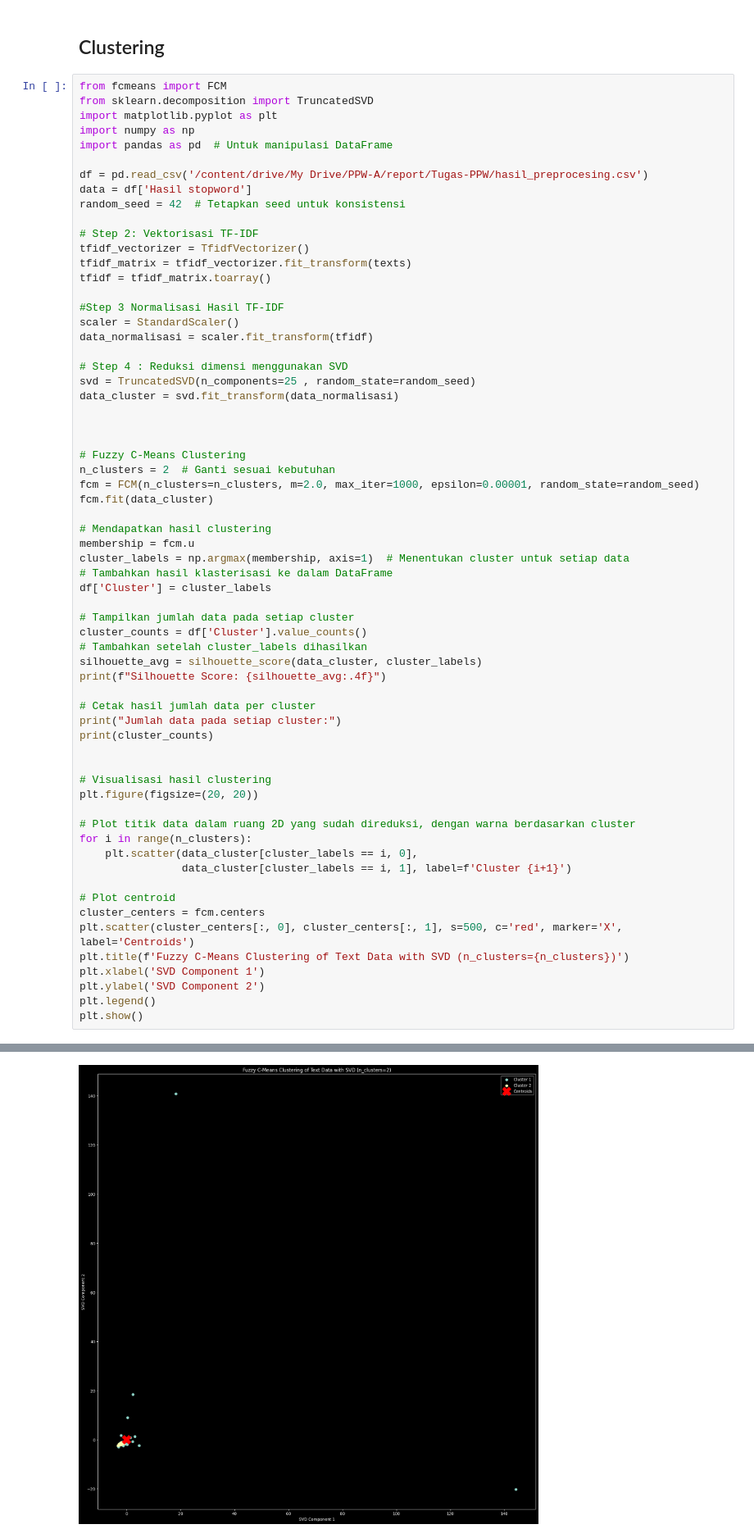
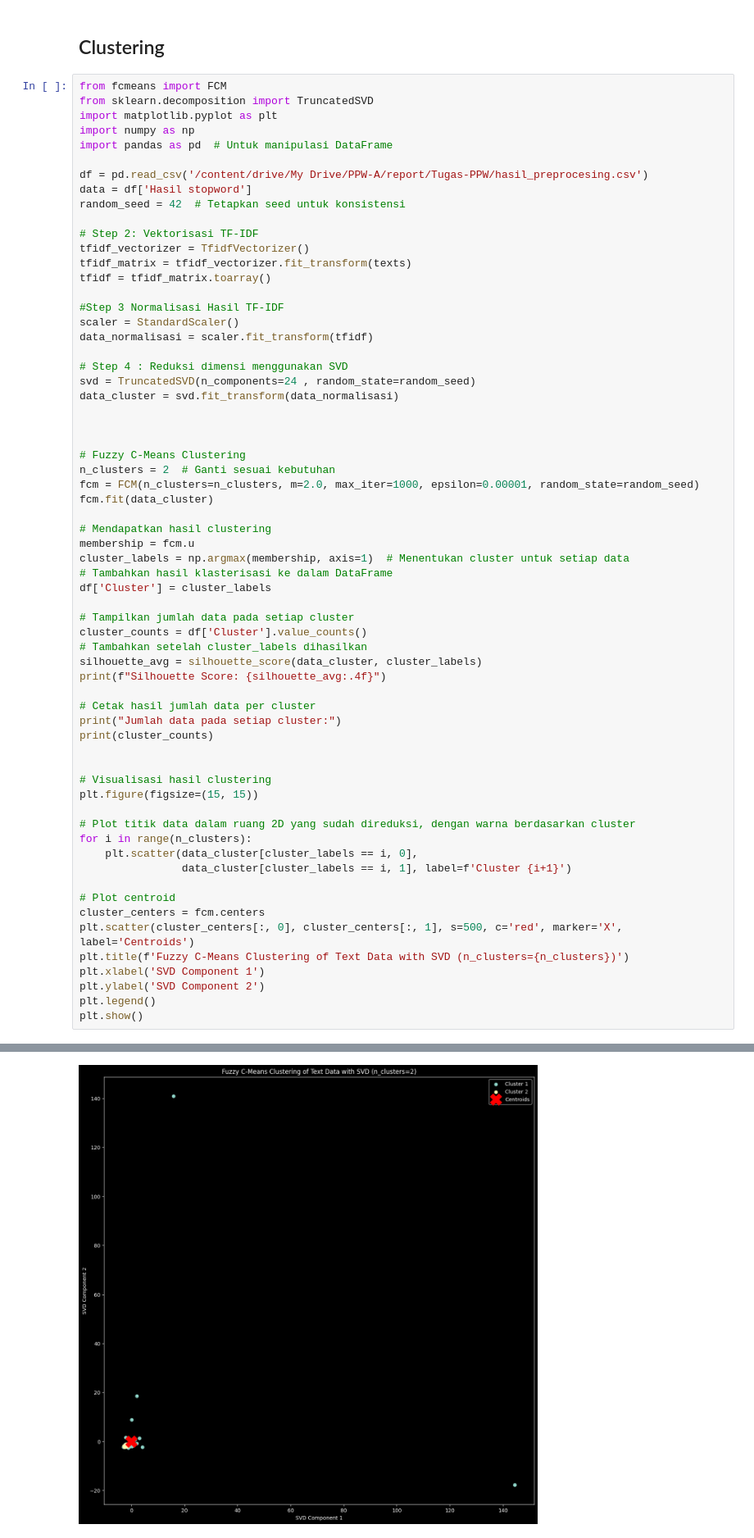
Before and after one commit to danaokey97/PPW-A, a Jupyter notebook: _sources/Tugas-PPW/Tugas-8-Evaluasi.ipynb, the cells around one changed output, grey strips where cells are left out. Shown: that part at 82% size. Cells and saved outputs as stored; diff of their text form.

```diff
--- a/_sources/Tugas-PPW/Tugas-8-Evaluasi.ipynb
+++ b/_sources/Tugas-PPW/Tugas-8-Evaluasi.ipynb
@@ -237,7 +237,7 @@ scaler = StandardScaler()
 data_normalisasi = scaler.fit_transform(tfidf)
 
 # Step 4 : Reduksi dimensi menggunakan SVD
-svd = TruncatedSVD(n_components=25 , random_state=random_seed)
+svd = TruncatedSVD(n_components=24 , random_state=random_seed)
 data_cluster = svd.fit_transform(data_normalisasi)
 
 
@@ -265,7 +265,7 @@ print(cluster_counts)
 
 
 # Visualisasi hasil clustering
-plt.figure(figsize=(20, 20))
+plt.figure(figsize=(15, 15))
 
 # Plot titik data dalam ruang 2D yang sudah direduksi, dengan warna berdasarkan cluster
 for i in range(n_clusters):
@@ -289,5 +289,5 @@ Cluster
 Name: count, dtype: int64
-[figure, old version]
+[figure, new version]
 # %%
 # Tambahkan kolom ID jika belum ada
 df['id'] = df.index
```
Also changed, not shown: parts of 10 cells of this notebook, 16 other files.
